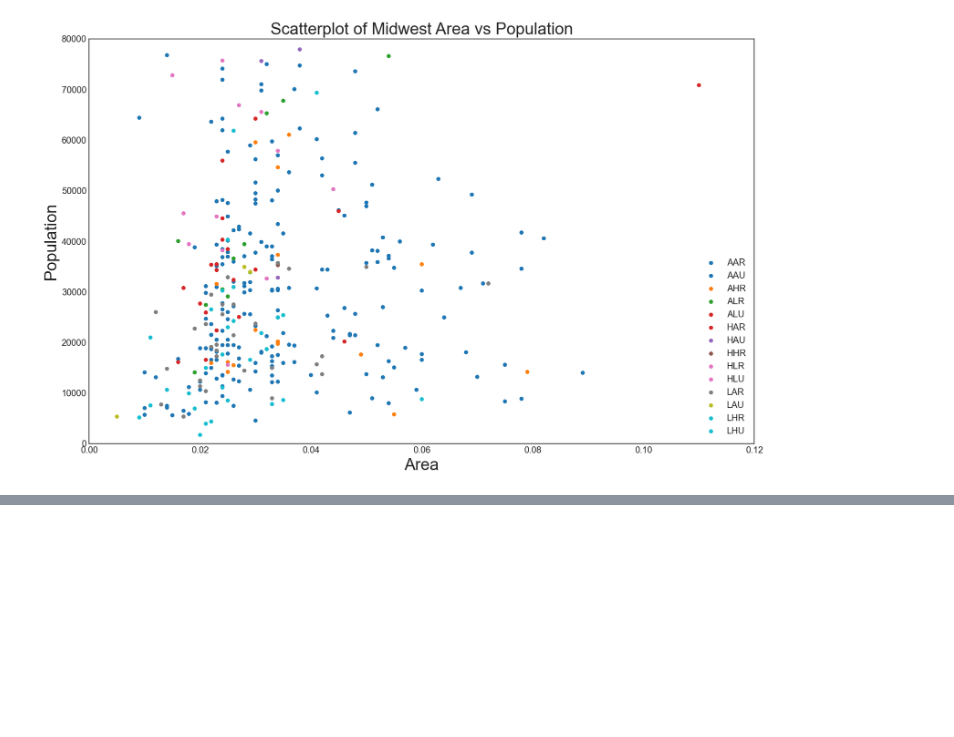
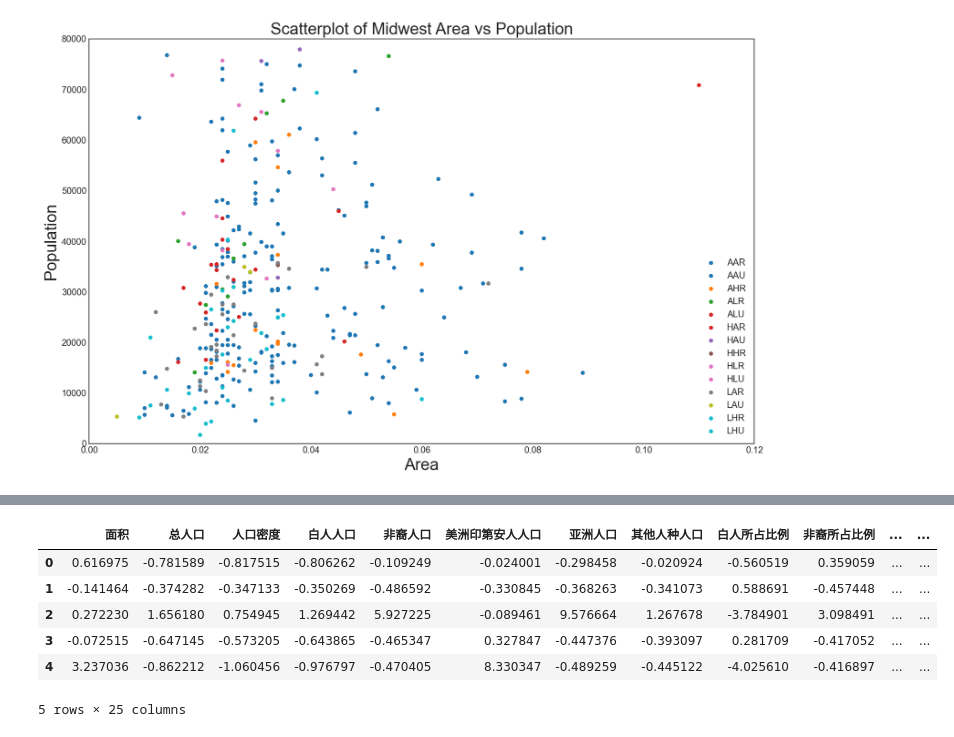
Before and after one commit to protea-ban/top-50-matplotlib-visualizations, a Jupyter notebook: 01_correlation_散点图.ipynb, the cells around one changed output, grey strips where cells are left out. Cells and saved outputs as stored; diff of their text form; code cells hidden in the pictures; blank space fills up the shorter version.

```diff
--- a/01_correlation_散点图.ipynb
+++ b/01_correlation_散点图.ipynb
@@ -266,0 +386,10 @@ plt.show()
+# %%
+# 标准化数据集，标准化前去掉“是否拥有地跌”
+from sklearn.preprocessing import StandardScaler
+ss = StandardScaler().fit(Xtrain.iloc[:,[*range(23), -1]])  # 以训练集为标准的均值和方差
+# %%
+Xtrain_ = Xtrain.copy()
+Xtest_ = Xtest.copy()
+# %%
+Xtrain_.iloc[:,[*range(23), -1]] = ss.transform(Xtrain.iloc[:,[*range(23), -1]])
+Xtest_.iloc[:,[*range(23), -1]] = ss.transform(Xtest.iloc[:,[*range(23), -1]])
@@ -266,0 +398,10 @@ plt.show()
+# %%
+Xtrain_.head()
+# %% [output]
+|  | 面积 | 总人口 | 人口密度 | 白人人口 | 非裔人口 | 美洲印第安人人口 | 亚洲人口 | 其他人种人口 | 白人所占比例 | 非裔所占比例 | ... | ... |
+| 0 | 0.616975 | -0.781589 | -0.817515 | -0.806262 | -0.109249 | -0.024001 | -0.298458 | -0.020924 | -0.560519 | 0.359059 | ... | ... |
+| 1 | -0.141464 | -0.374282 | -0.347133 | -0.350269 | -0.486592 | -0.330845 | -0.368263 | -0.341073 | 0.588691 | -0.457448 | ... | ... |
+| 2 | 0.272230 | 1.656180 | 0.754945 | 1.269442 | 5.927225 | -0.089461 | 9.576664 | 1.267678 | -3.784901 | 3.098491 | ... | ... |
+| 3 | -0.072515 | -0.647145 | -0.573205 | -0.643865 | -0.465347 | 0.327847 | -0.447376 | -0.393097 | 0.281709 | -0.417052 | ... | ... |
+| 4 | 3.237036 | -0.862212 | -1.060456 | -0.976797 | -0.470405 | 8.330347 | -0.489259 | -0.445122 | -4.025610 | -0.416897 | ... | ... |
+5 rows × 25 columns
```
Also changed, not shown: parts of 30 cells of this notebook.
